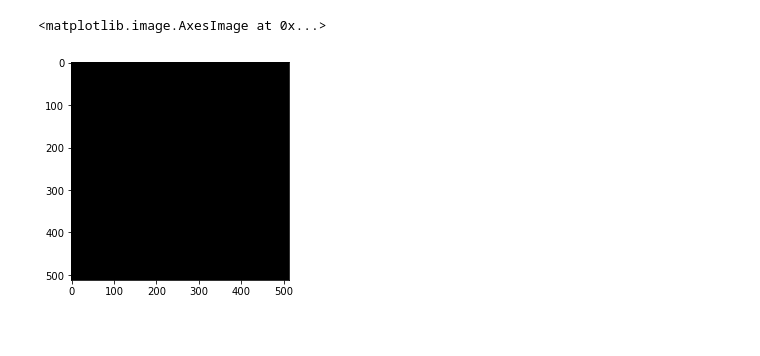
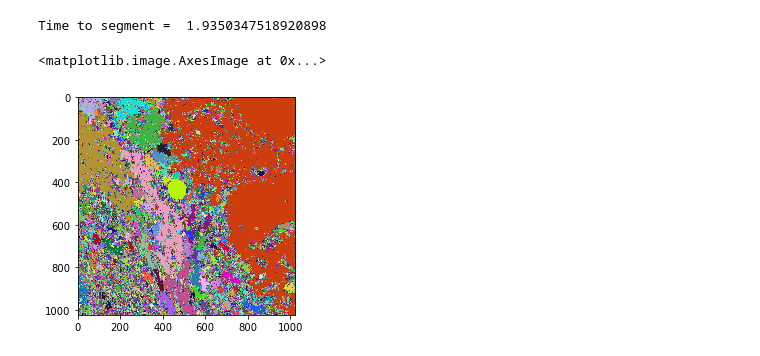
Before and after one commit to kzhitizg/Project_2, a Jupyter notebook: Region_Growing/Segmentation.ipynb, the cells around one changed output. Cells and saved outputs as stored; diff of their text form; code cells hidden in the pictures.

```diff
--- a/Region_Growing/Segmentation.ipynb
+++ b/Region_Growing/Segmentation.ipynb
@@ -45,5 +43,11 @@ res = seg.RemoveBG(img, lbp, 20, 100, 0.2, True)
-# %%
-plt.imshow(res)
-# %% [output]
-<matplotlib.image.AxesImage at 0x...>
-[figure, removed]
+# %%
+# r1, r2 = seg.RegionExtract(img, lbp, 20, 0.2, True)
+r = seg.SegmentImage(img, lbp, 20, 0.5, 0.2, 0.6, True)
+
+# print(r1.shape, r2.shape)
+plt.imshow(r)
+# plt.imshow(r2)
+# %% [output]
+Time to segment =  1.9350347518920898
+<matplotlib.image.AxesImage at 0x...>
+[figure, added]
```
Also changed, not shown: parts of 4 cells of this notebook, 5 other files.
